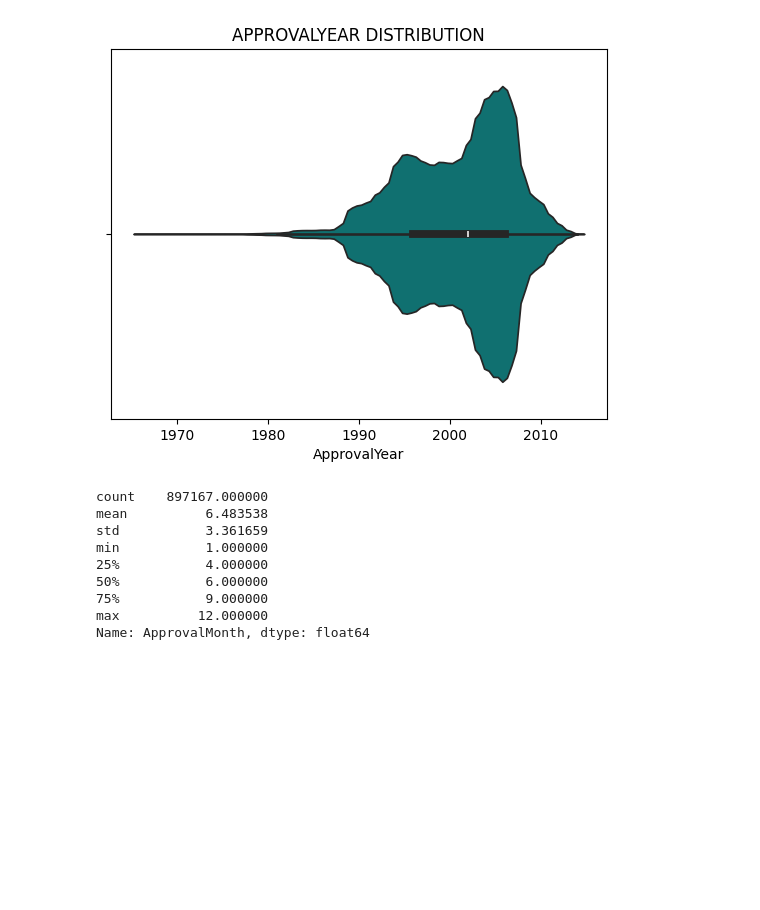
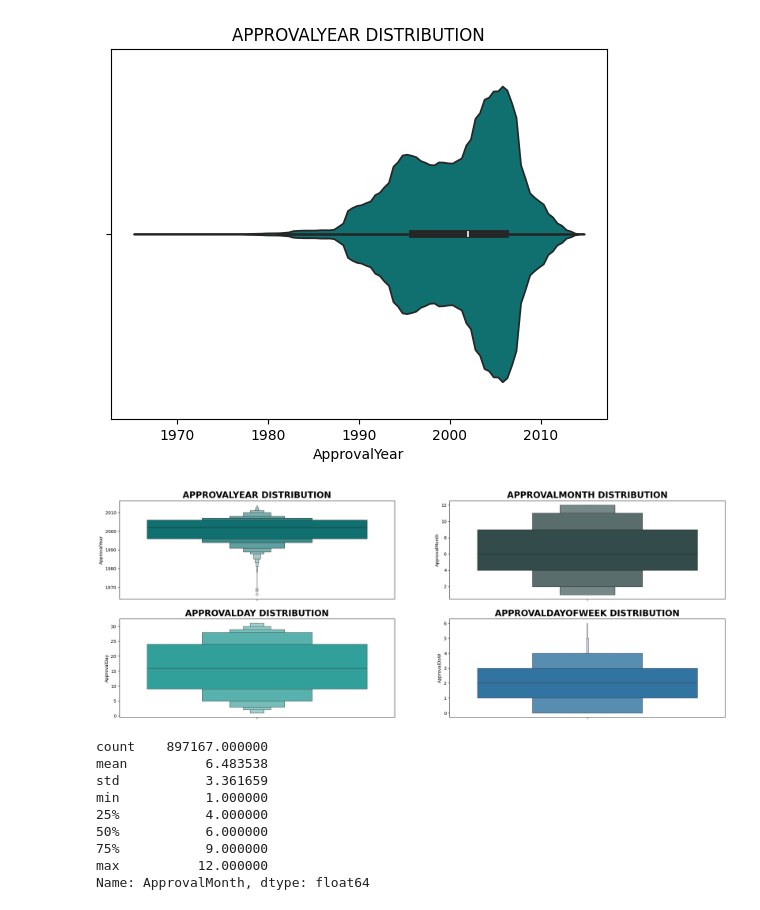
Before and after one commit to GMartin-Data/loan_approval, a Jupyter notebook: tests.ipynb, the cells around one changed output. Cells and saved outputs as stored; diff of their text form; code cells hidden in the pictures; blank space fills up the shorter version.

```diff
--- a/tests.ipynb
+++ b/tests.ipynb
@@ -710,6 +744,32 @@ plt.title("APPROVALYEAR DISTRIBUTION")
 plt.show()
 # %% [output]
 [figure]
+# %%
+fig, axes = plt.subplots(2, 2, figsize=(25,9))  # 1 ligne, 2 colonnes
+# fig.suptitle("LOAN AMOUNTS GIVEN TO WORKING AREAS OVER THE YEARS")
+
+# Premier graphique
+sns.boxenplot(data=dataframe.ApprovalYear, ax=axes[0, 0], color="teal")
+axes[0,0].set_title("APPROVALYEAR DISTRIBUTION", fontweight='bold', fontsize=20)
+
+# Deuxième graphique
+sns.boxenplot(data=dataframe.ApprovalMonth, ax=axes[0, 1], color="darkslategray")
+axes[0,1].set_title("APPROVALMONTH DISTRIBUTION", fontweight='bold', fontsize=20)
+
+# Troisième graphique
+sns.boxenplot(data=dataframe.ApprovalDay, ax=axes[1, 0], color="lightseagreen")
+axes[1,0].set_title("APPROVALDAY DISTRIBUTION", fontweight='bold', fontsize=20)
+
+# Quatrième graphique
+sns.boxenplot(data=dataframe.ApprovalDoW, ax=axes[1, 1])
+axes[1,1].set_title("APPROVALDAYOFWEEK DISTRIBUTION", fontweight='bold', fontsize=20)
+
+# Réglage de l'espacement entre les subplots
+# plt.tight_layout()
+
+plt.show()
+# %% [output]
+[figure, added]
 # %%
 dataframe.ApprovalMonth.describe()
 # %% [output]
```
Also changed, not shown: parts of 65 cells of this notebook.
